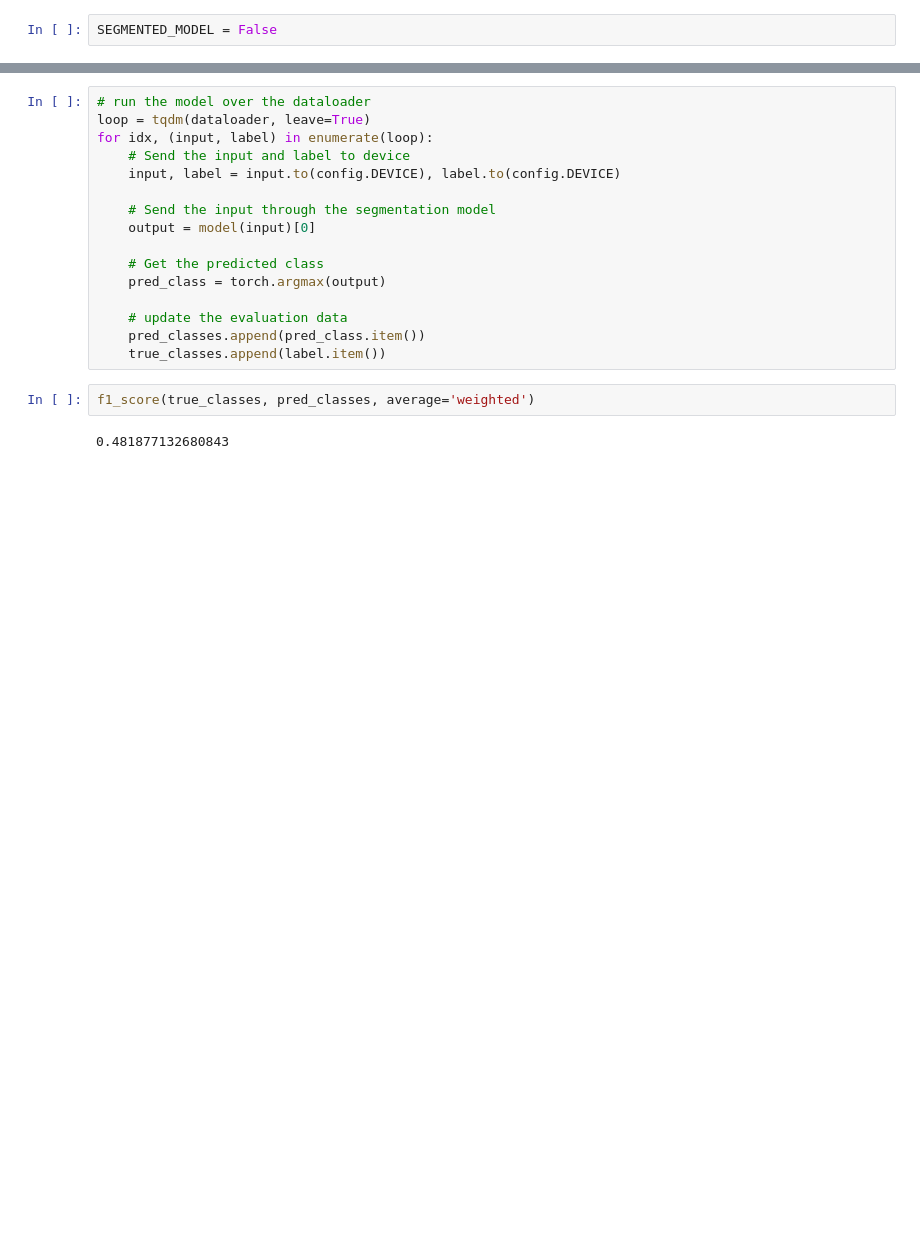
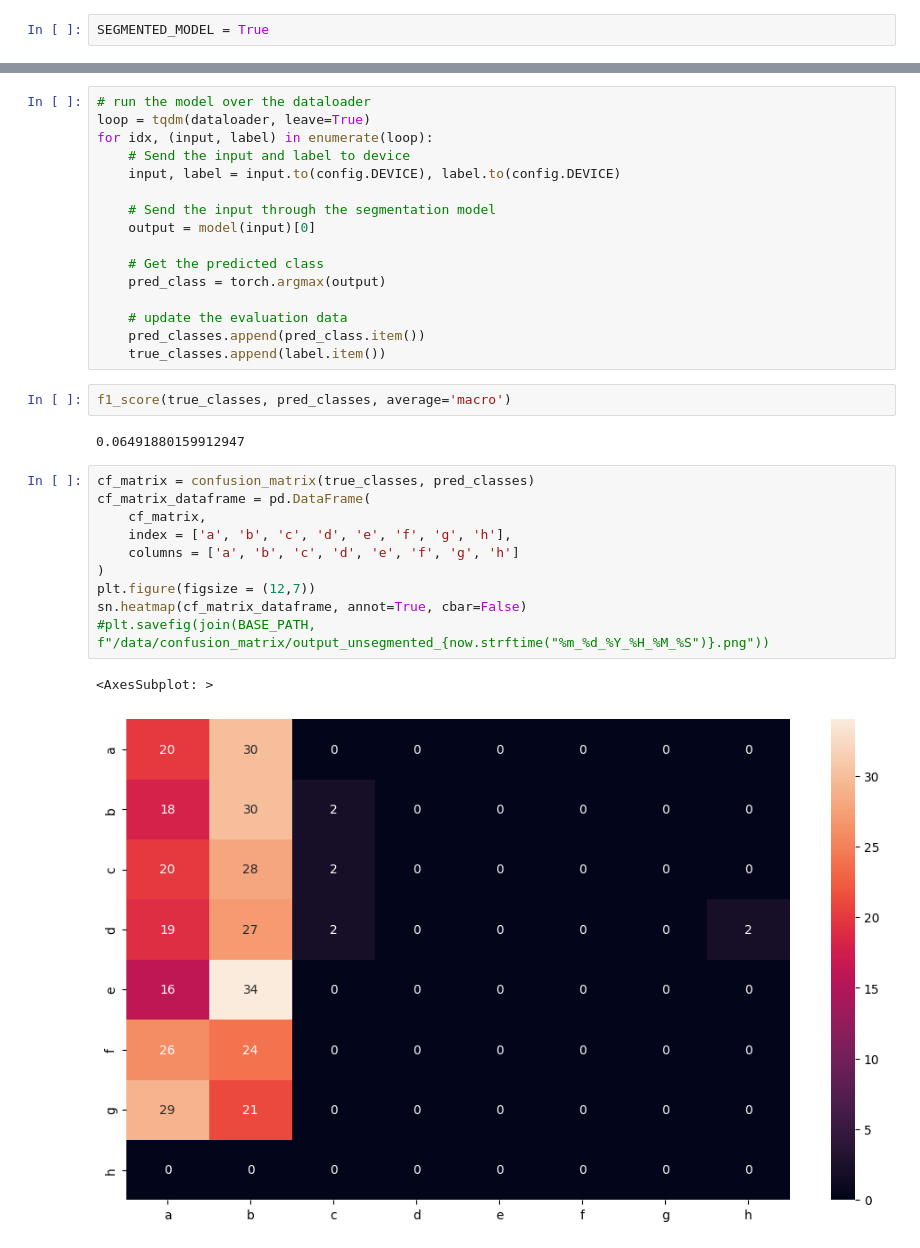
Before and after one commit to RobbeRDG/barco_skin_lesion_classification, a Jupyter notebook: src/run_classification_model.ipynb, the cells around one changed output, grey strips where cells are left out. Saved outputs shown, nothing was run; the diff lists cells and outputs as text; blank space fills up the shorter version.

```diff
--- a/src/run_classification_model.ipynb
+++ b/src/run_classification_model.ipynb
@@ -1,5 +1,5 @@
 # %%
-SEGMENTED_MODEL = False
+SEGMENTED_MODEL = True
 # %%
 def setup_file_system(in_colab):
     if in_colab:
@@ -139,6 +143,19 @@ for idx, (input, label) in enumerate(loop):
     pred_classes.append(pred_class.item())
     true_classes.append(label.item())
 # %%
-f1_score(true_classes, pred_classes, average='weighted')
+f1_score(true_classes, pred_classes, average='macro')
 # %% [output]
-0.481877132680843
+0.06491880159912947
+# %%
+cf_matrix = confusion_matrix(true_classes, pred_classes)
+cf_matrix_dataframe = pd.DataFrame(
+    cf_matrix,
+    index = ['a', 'b', 'c', 'd', 'e', 'f', 'g', 'h'],
+    columns = ['a', 'b', 'c', 'd', 'e', 'f', 'g', 'h']
+)
+plt.figure(figsize = (12,7))
+sn.heatmap(cf_matrix_dataframe, annot=True, cbar=False)
+#plt.savefig(join(BASE_PATH, f"/data/confusion_matrix/output_unsegmented_{now.strftime("%m_%d_%Y_%H_%M_%S")}.png"))
+# %% [output]
+<AxesSubplot: >
+[figure, added]
```
Also changed, not shown: parts of 2 cells of this notebook, 7 other files.
